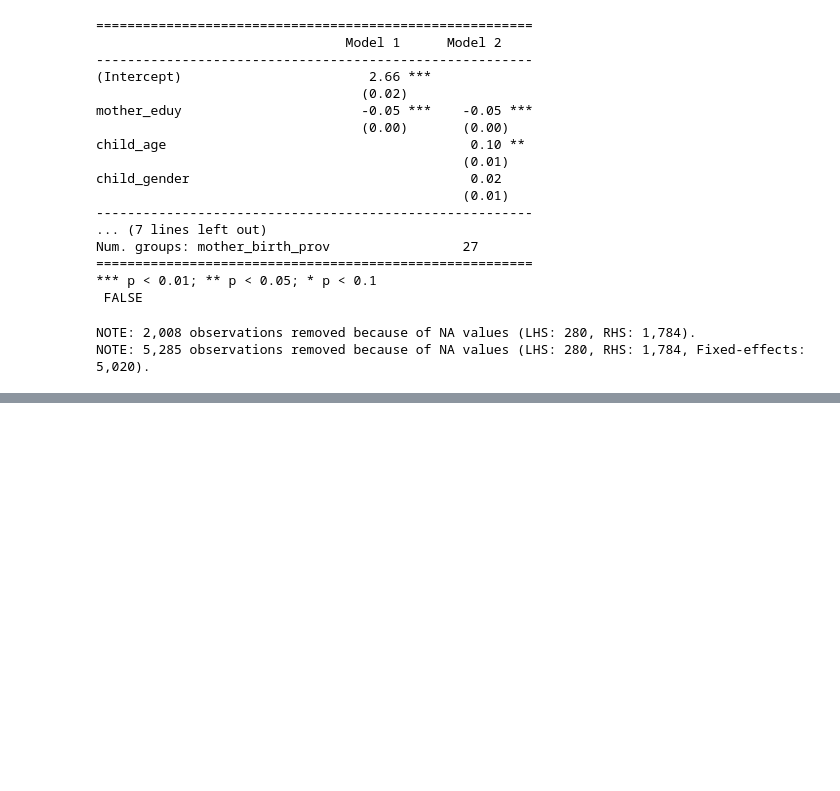
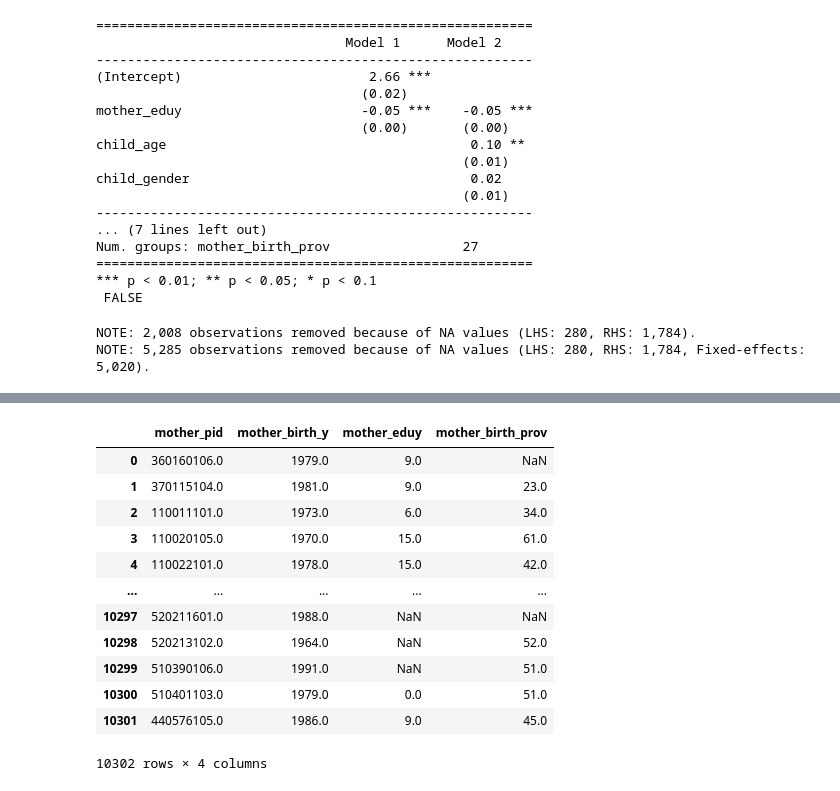
Before and after one commit to itsaquestion/Replication, a Jupyter notebook: cui2019/data3.ipynb, the cells around one changed output, grey strips where cells are left out. Cells and saved outputs as stored; diff of their text form; code cells hidden in the pictures; blank space fills up the shorter version.

```diff
--- a/cui2019/data3.ipynb
+++ b/cui2019/data3.ipynb
@@ -157,0 +191,16 @@ NOTE: 5,285 observations removed because of NA values (LHS: 280, RHS: 1,784, Fix
+# %%
+reg_df[['mother_pid','mother_birth_y','mother_eduy','mother_birth_prov']]
+# %% [output]
+|  | mother_pid | mother_birth_y | mother_eduy | mother_birth_prov |
+| 0 | 360160106.0 | 1979.0 | 9.0 | NaN |
+| 1 | 370115104.0 | 1981.0 | 9.0 | 23.0 |
+| 2 | 110011101.0 | 1973.0 | 6.0 | 34.0 |
+| 3 | 110020105.0 | 1970.0 | 15.0 | 61.0 |
+| 4 | 110022101.0 | 1978.0 | 15.0 | 42.0 |
+| ... | ... | ... | ... | ... |
+| 10297 | 520211601.0 | 1988.0 | NaN | NaN |
+| 10298 | 520213102.0 | 1964.0 | NaN | 52.0 |
+| 10299 | 510390106.0 | 1991.0 | NaN | 51.0 |
+| 10300 | 510401103.0 | 1979.0 | 0.0 | 51.0 |
+| 10301 | 440576105.0 | 1986.0 | 9.0 | 45.0 |
+10302 rows × 4 columns
```
Also changed, not shown: parts of 20 cells of this notebook, 1 other file.
